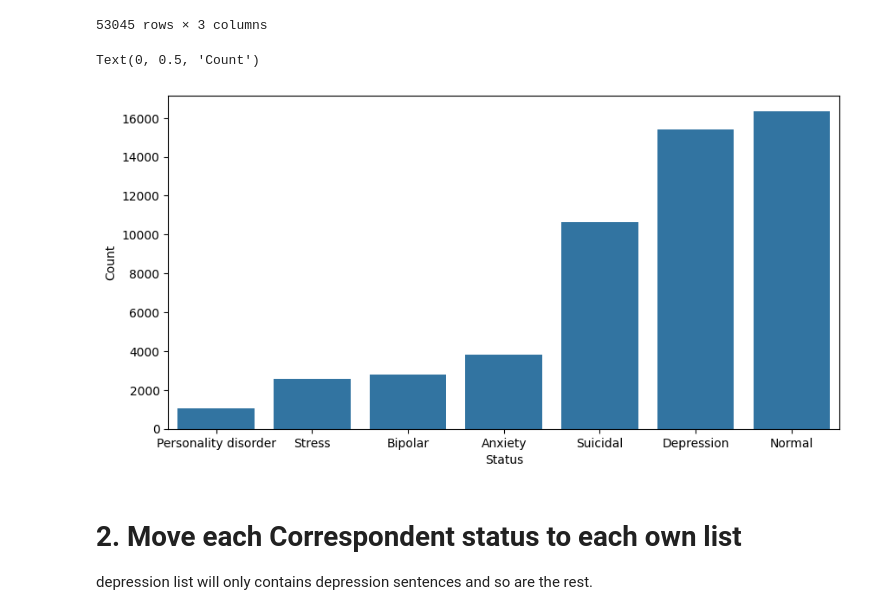
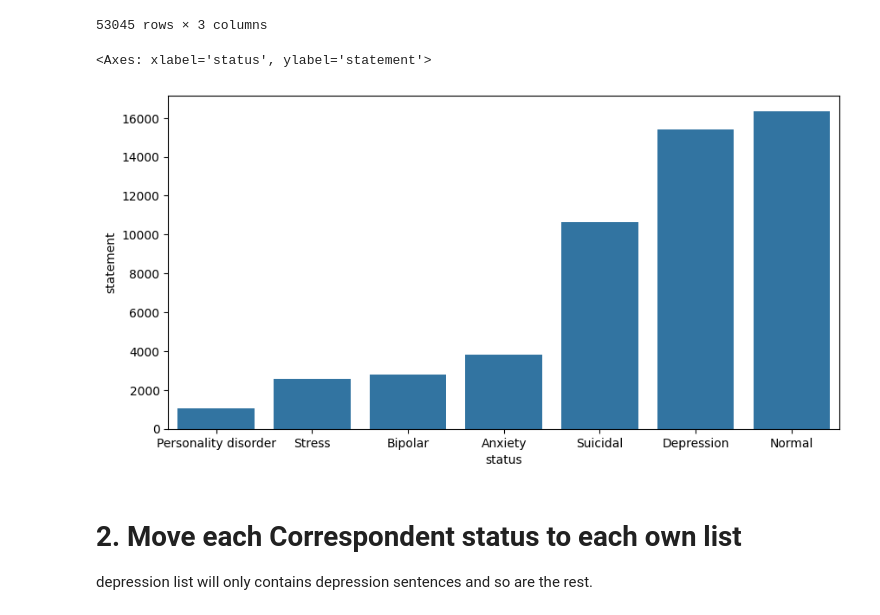
Before and after one commit to williamtheodoruswijaya/sentiment-analysis, a Jupyter notebook: prototype/artificial_intelligence/notebooks/model.ipynb, the cells around one changed output. Cells and saved outputs as stored; diff of their text form; code cells hidden in the pictures.

```diff
--- a/prototype/artificial_intelligence/notebooks/model.ipynb
+++ b/prototype/artificial_intelligence/notebooks/model.ipynb
@@ -23,15 +23,13 @@ df
 # %%
 from matplotlib import pyplot as plt
 import seaborn as sns
 
 data = df.groupby('status')['statement'].count().sort_values().reset_index()
 plt.figure(figsize = (10,5))
 sns.barplot(data=data,x='status',y='statement')
-plt.xlabel('Status')
-plt.ylabel('Count')
 # %% [output]
-Text(0, 0.5, 'Count')
+<Axes: xlabel='status', ylabel='statement'>
-[figure, old version]
+[figure, new version]
 # %% [markdown]
 # 2. Move each Correspondent status to each own list
 
```
Also changed, not shown: parts of 8 cells of this notebook.
